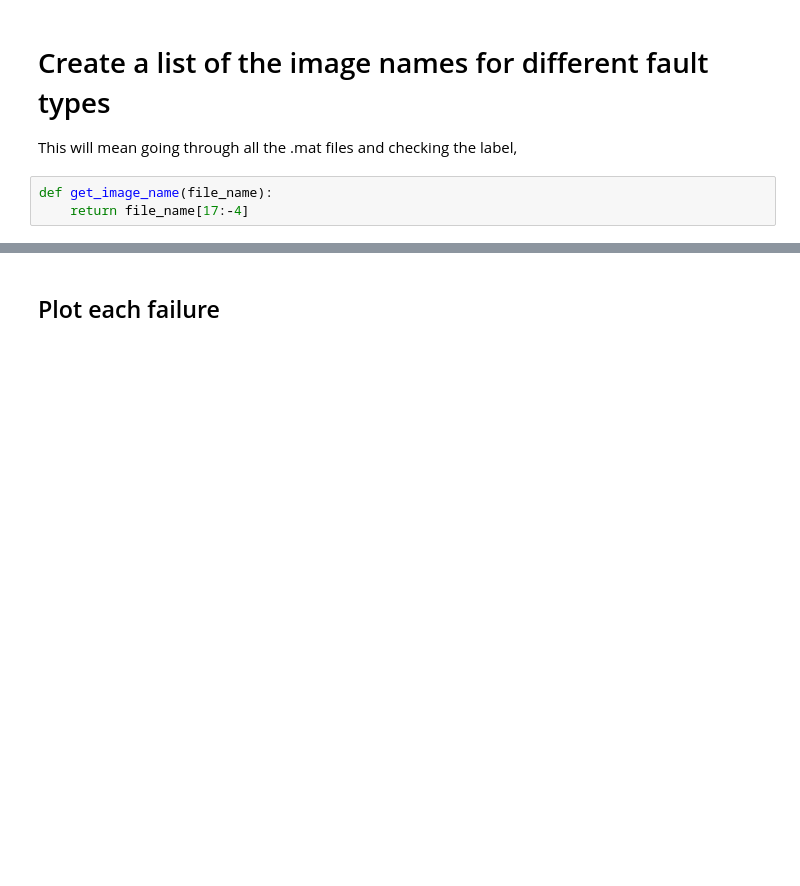
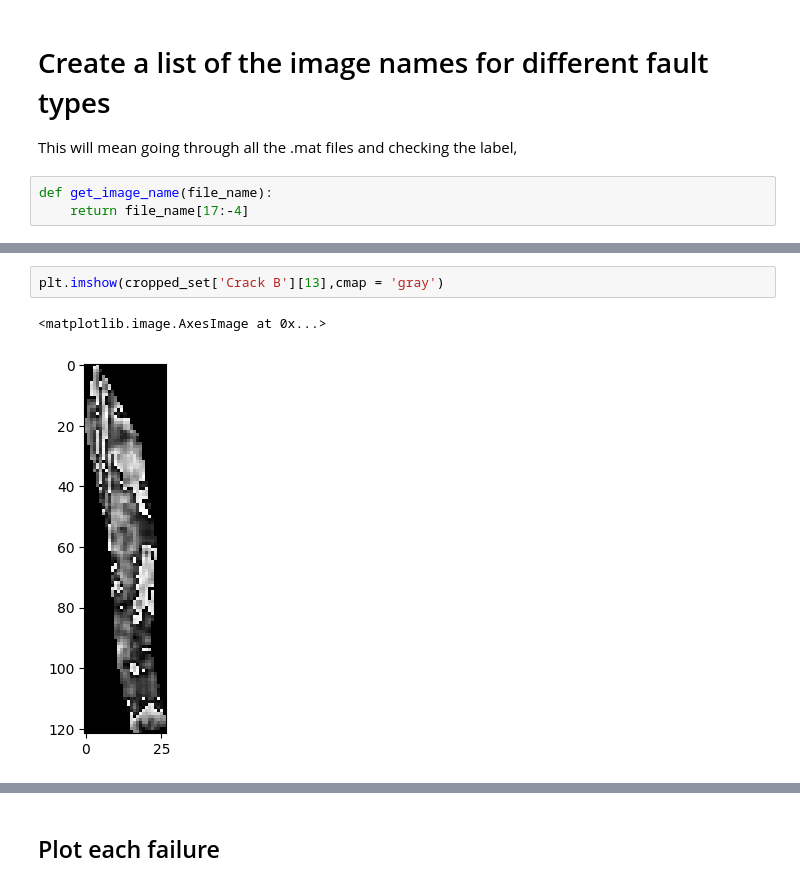
Before and after one commit to MadsAndersens/BachelorProject, a Jupyter notebook: DataExploration.ipynb, the cells around one changed output, grey strips where cells are left out. Cells and saved outputs as stored; diff of their text form; blank space fills up the shorter version.

```diff
--- a/DataExploration.ipynb
+++ b/DataExploration.ipynb
@@ -300,0 +326,5 @@ fileGT_Serie_1_Image_-1_4085_Cell_Row2_Col_3.mat failed loading
+# %%
+plt.imshow(cropped_set['Crack B'][13],cmap = 'gray')
+# %% [output]
+<matplotlib.image.AxesImage at 0x...>
+[figure, added]
```
Also changed, not shown: parts of 38 cells of this notebook, 1 other file.
